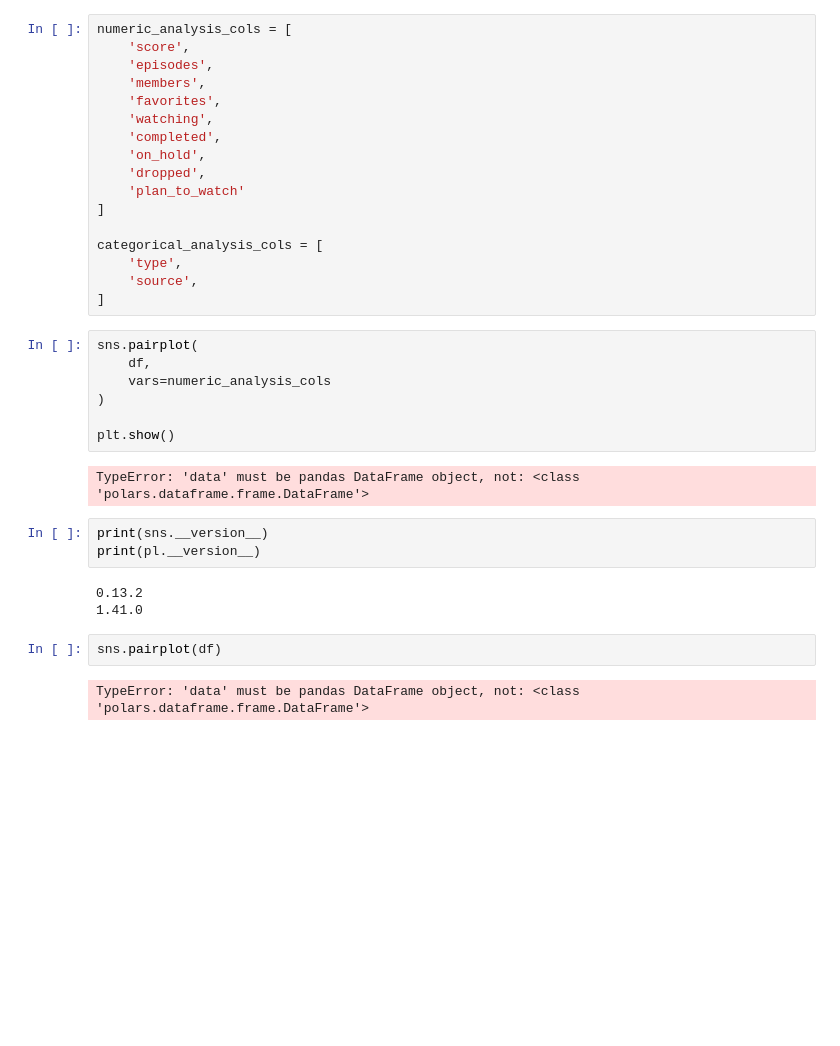
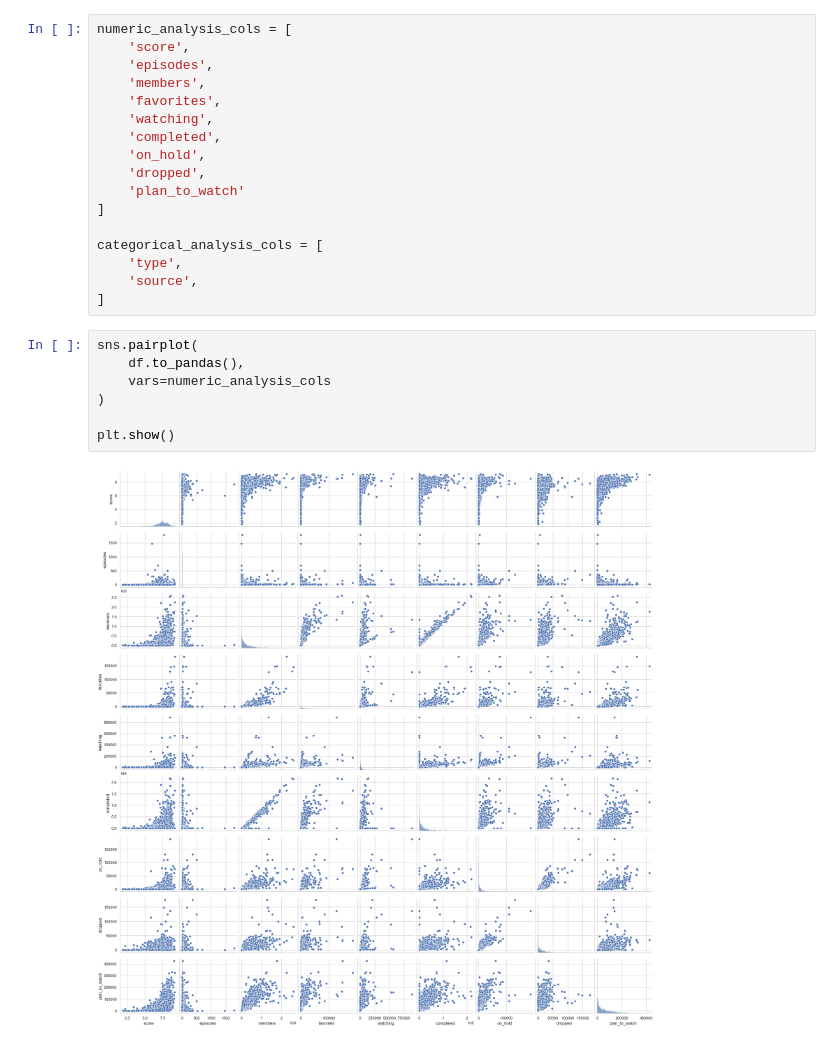
Before and after one commit to Nubily44/CD_EP, a Jupyter notebook: analise_exploratoria.ipynb, the cells around one changed output. Cells and saved outputs as stored; diff of their text form; blank space fills up the shorter version.

Commit message:
polars testing

```diff
--- a/analise_exploratoria.ipynb
+++ b/analise_exploratoria.ipynb
@@ -63,20 +63,10 @@ categorical_analysis_cols = [
 ]
 # %%
 sns.pairplot(
-    df,
+    df.to_pandas(),
     vars=numeric_analysis_cols
 )
 
 plt.show()
 # %% [output]
-TypeError: 'data' must be pandas DataFrame object, not: <class 'polars.dataframe.frame.DataFrame'>
+[figure, added]
-# %%
-print(sns.__version__)
-print(pl.__version__)
-# %% [output]
-0.13.2
-1.41.0
-# %%
-sns.pairplot(df)
-# %% [output]
-TypeError: 'data' must be pandas DataFrame object, not: <class 'polars.dataframe.frame.DataFrame'>
```
Also changed, not shown: parts of 1 cell of this notebook.
